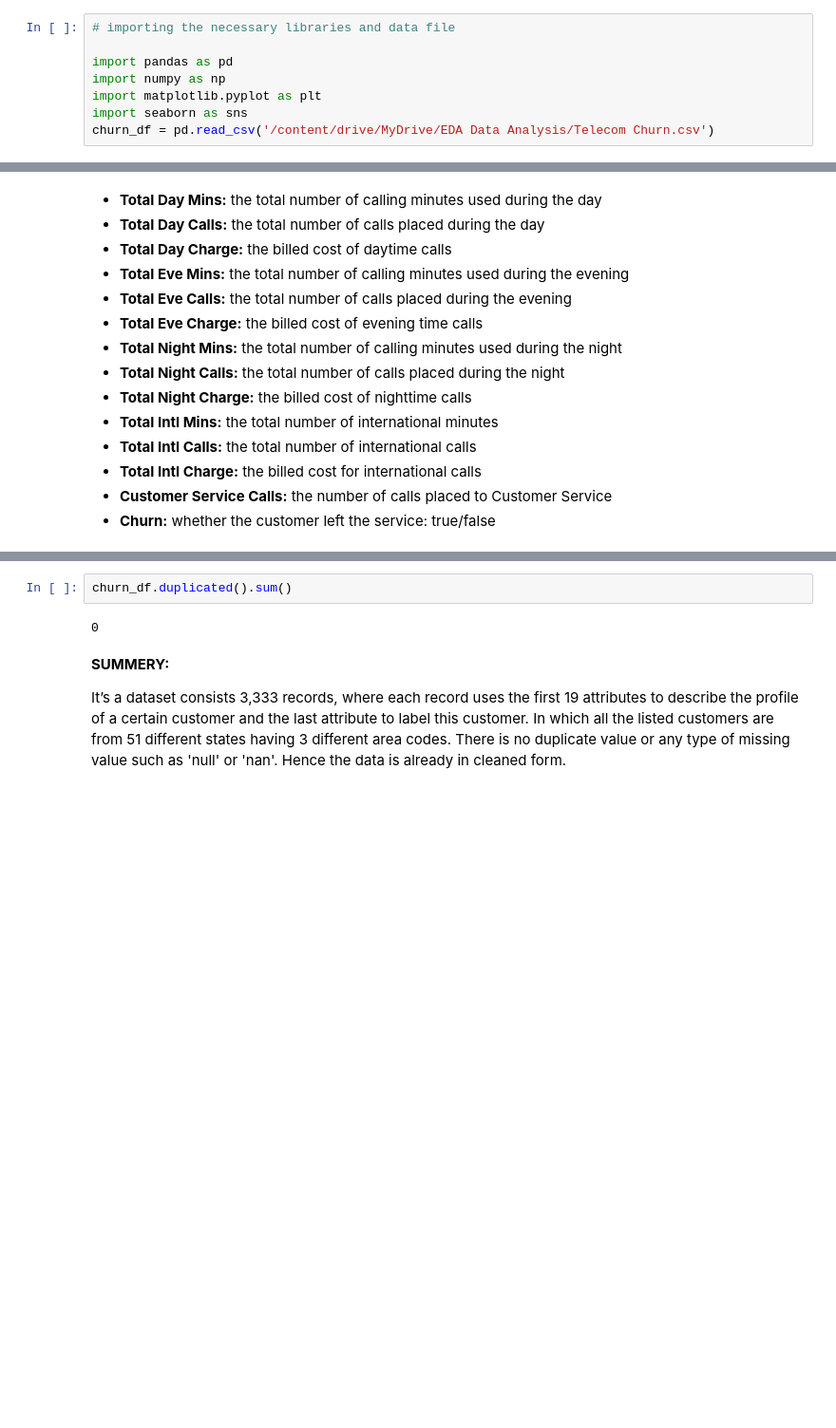
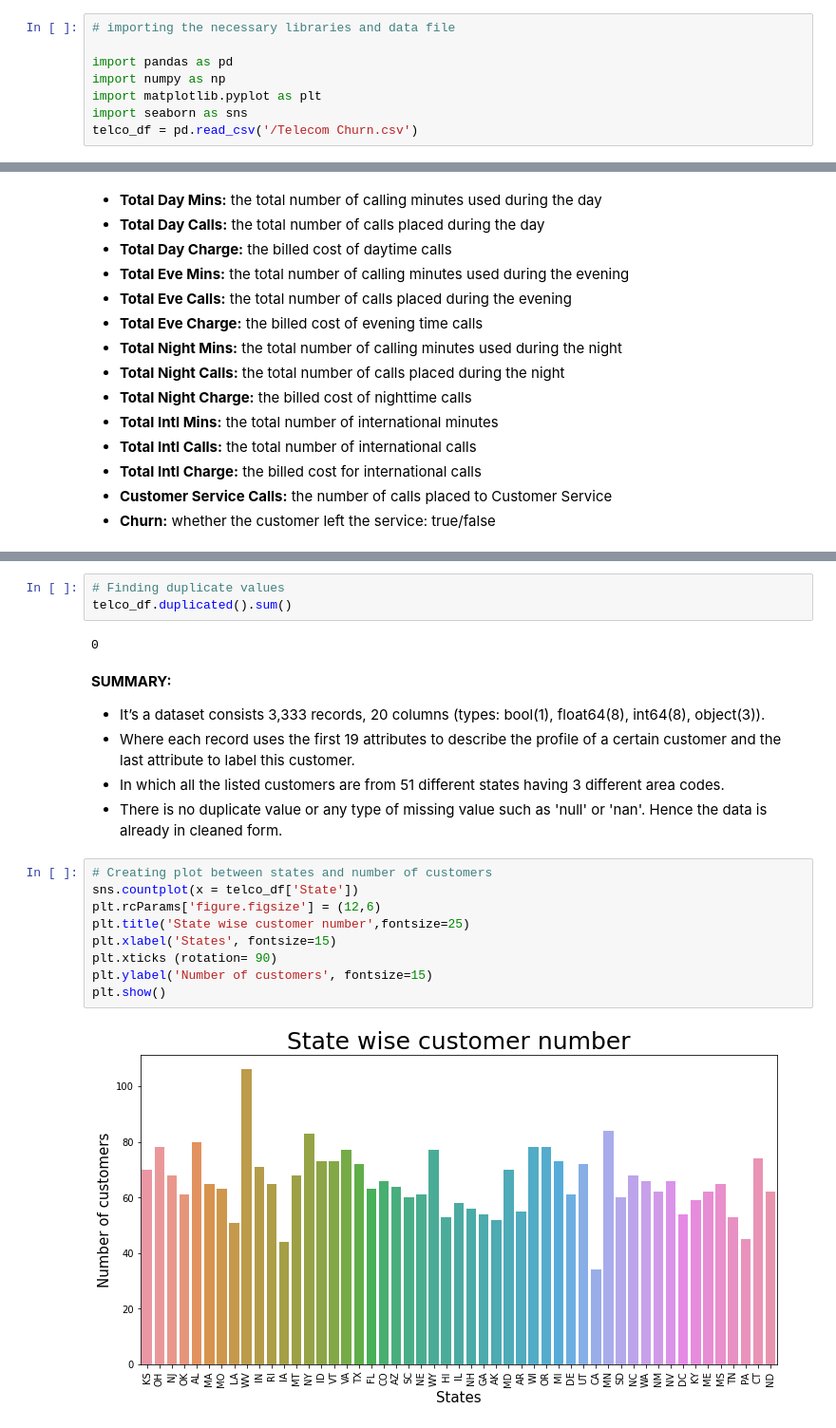
Before and after one commit to pratyushkumarrath/Telecom-Churn-Analysis, a Jupyter notebook: Telecom_Churn_Analysis_Capstone_Project.ipynb, the cells around one changed output, grey strips where cells are left out. Shown: that part at 95% size. Cells and saved outputs as stored; diff of their text form; blank space fills up the shorter version.

```diff
--- a/Telecom_Churn_Analysis_Capstone_Project.ipynb
+++ b/Telecom_Churn_Analysis_Capstone_Project.ipynb
@@ -18,7 +18,7 @@ import pandas as pd
 import numpy as np
 import matplotlib.pyplot as plt
 import seaborn as sns
-churn_df = pd.read_csv('/content/drive/MyDrive/EDA Data Analysis/Telecom Churn.csv')
+telco_df = pd.read_csv('/Telecom Churn.csv')
 # %% [markdown]
 # 2. DATA INFORMATION
 # %%
@@ -152,12 +152,26 @@ Total intl charge         0
 Customer service calls    0
 Churn                     0
 dtype: int64
-# %%
-churn_df.duplicated().sum()
-# %% [output]
-0
+# %%
+# Finding duplicate values
+telco_df.duplicated().sum()
+# %% [output]
+0
 # %% [markdown]
-**SUMMERY:**
+**SUMMARY:**
 
-It’s a dataset consists 3,333 records, where each record uses the first 19 attributes to describe the profile of a certain customer and the last attribute to label this customer. In which all the listed customers are from 51 different states having 3 different area codes.
-There is no duplicate value or any type of missing value such as 'null' or 'nan'. Hence the data is already in cleaned form.
+* It’s a dataset consists 3,333 records, 20 columns (types: bool(1), float64(8), int64(8), object(3)).
+* Where each record uses the first 19 attributes to describe the profile of a certain customer and the last attribute to label this customer.
+* In which all the listed customers are from 51 different states having 3 different area codes.
+* There is no duplicate value or any type of missing value such as 'null' or 'nan'. Hence the data is already in cleaned form.
+# %%
+# Creating plot between states and number of customers
+sns.countplot(x = telco_df['State'])
+plt.rcParams['figure.figsize'] = (12,6)
+plt.title('State wise customer number',fontsize=25)
+plt.xlabel('States', fontsize=15)
+plt.xticks (rotation= 90)
+plt.ylabel('Number of customers', fontsize=15)
+plt.show()
+# %% [output]
+[figure, added]
```
Also changed, not shown: parts of 39 cells of this notebook.
